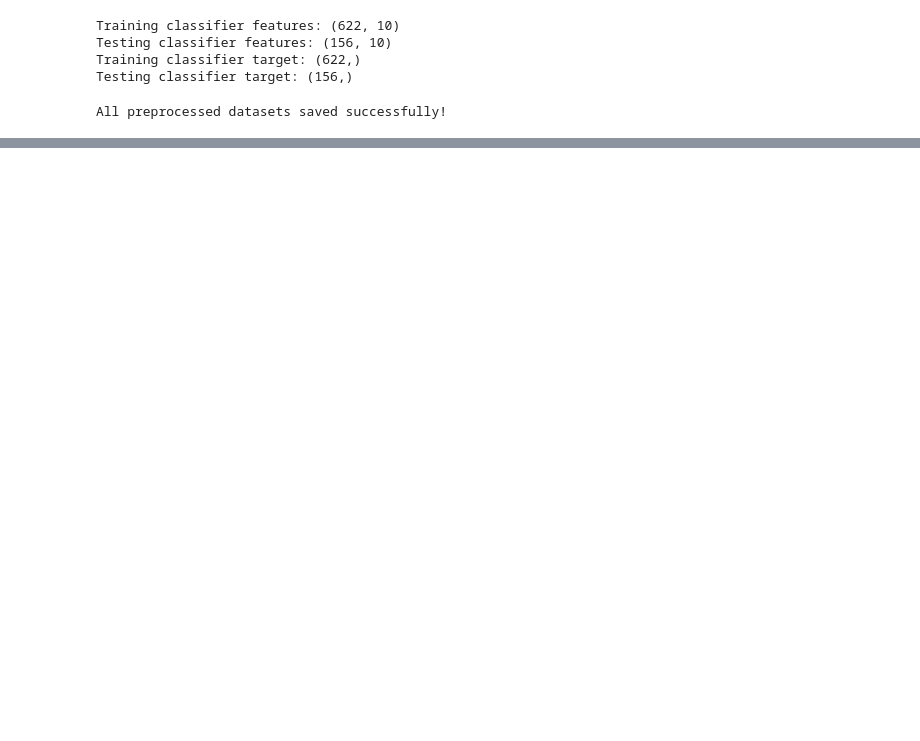
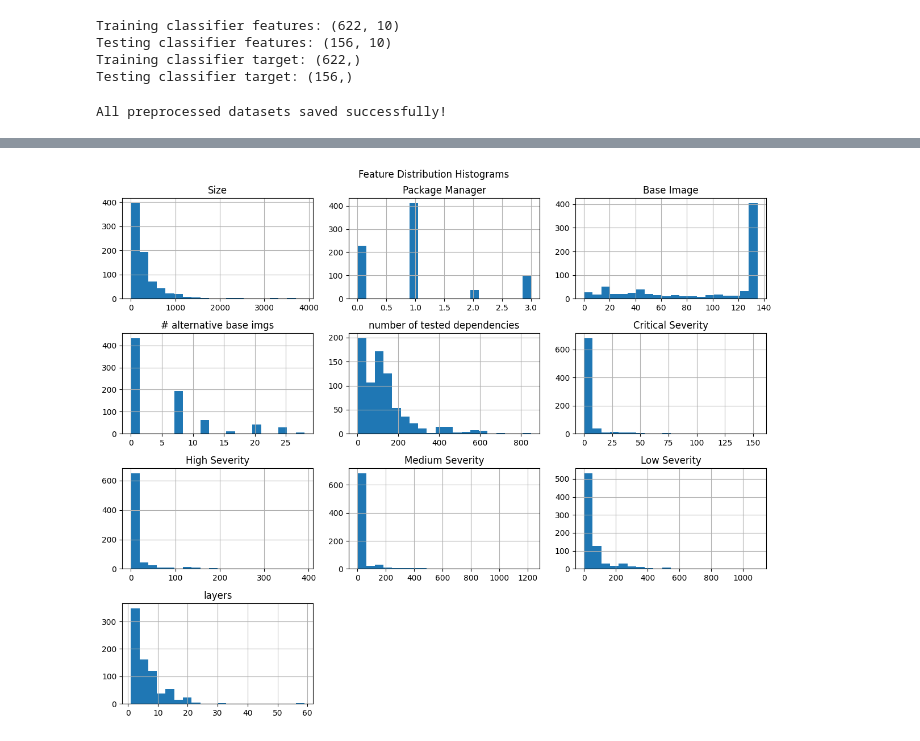
Before and after one commit to hirushifernando/ml-docker-scanner, a Jupyter notebook: notebooks/01_EDA.ipynb, the cells around one changed output, grey strips where cells are left out. Drawn from its saved outputs; the diff is of its cells as text; code cells hidden in the pictures; blank space fills up the shorter version.

```diff
--- a/notebooks/01_EDA.ipynb
+++ b/notebooks/01_EDA.ipynb
@@ -239,0 +298,9 @@ All preprocessed datasets saved successfully!
+# %%
+numeric_cols = X_clf.select_dtypes(include=['int64','float64']).columns
+
+X_clf[numeric_cols].hist(figsize=(12,10), bins=20)
+plt.suptitle("Feature Distribution Histograms")
+plt.tight_layout()
+plt.show()
+# %% [output]
+[figure, added]
```
Also changed, not shown: parts of 3 cells of this notebook, 4 other files.
